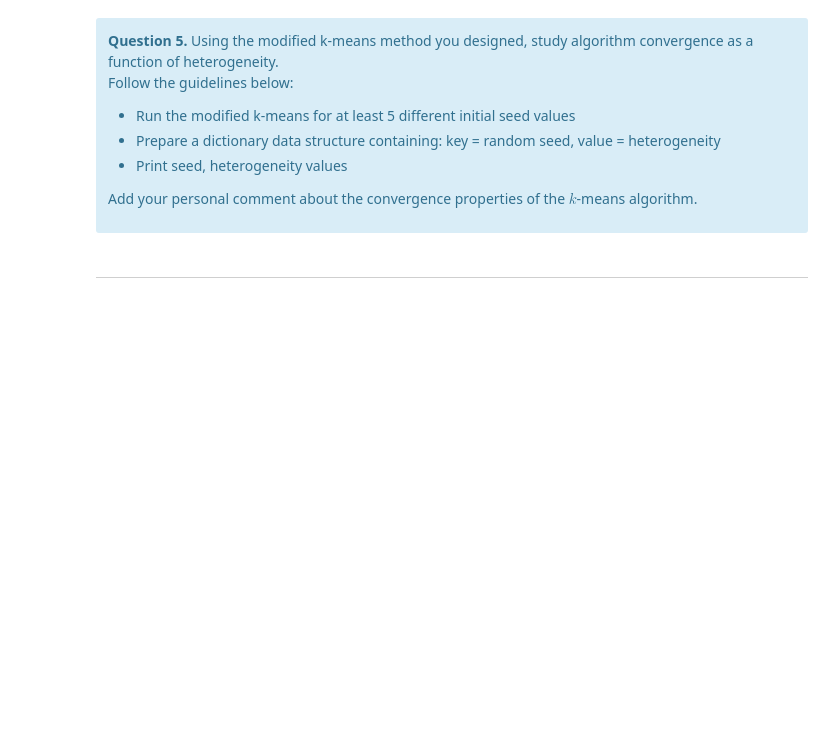
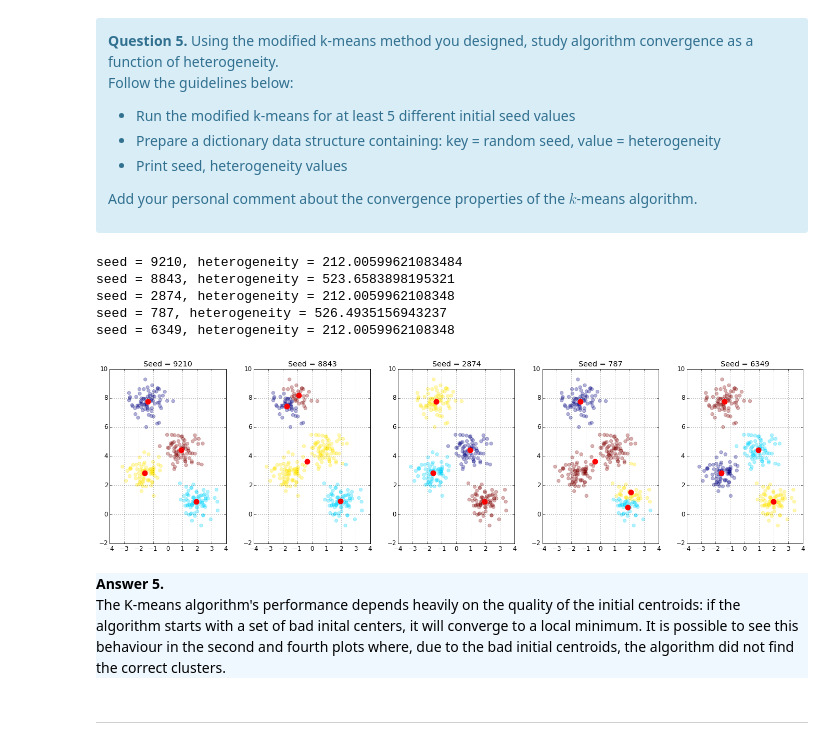
Before and after one commit to AlessandroPatti/clouds-labs, a Jupyter notebook: Lab3_KMeans.ipynb, the cells around one changed output. Saved outputs shown, nothing was run; the diff lists cells and outputs as text; code cells hidden in the pictures; blank space fills up the shorter version.

```diff
--- a/Lab3_KMeans.ipynb
+++ b/Lab3_KMeans.ipynb
@@ -198,6 +366,53 @@ Follow the guidelines below:
 Add your personal comment about the convergence properties of the $k$-means algorithm.
 
 </div>
+# %%
+def seed_compare(data, n_seeds, kmeans_function, k, n_epocs=100):
+    """
+    Prints heterogeneity values of the application of kmeans_function to data with different seeds.
+    Plots the results of each test.
+    n_seeds: number of seeds to generate.
+    k: parameter of kmeans function, number of clusters.
+    n_epocs: parameter of kmeans function, iterations budget allocated to the algorithm.
+    """
+
+    # create a dictionary for seeds and heterogeneities and a list of seeds
+    heterogeneity_kmeans = {}
+    seeds = np.random.randint(10000, size=n_seeds)
+
+    # inizialize subplots
+    fig, ax = plt.subplots(1,n_seeds,figsize=(24,6))
+
+    for i, seed in enumerate(seeds):
+        # call kmeans and add heterogeneity values to the dictionary
+        centroids, clusters, heterogeneity = kmeans_function(data, k, seed=seed, n_epocs=n_epocs)
+        heterogeneity_kmeans[seed] = heterogeneity
+
+        # plot the result
+        plot_clusters(X, clusters, centroids, ax[i])
+        ax[i].set_title('Seed = ' + str(seed))
+
+    # print the dictionary
+    for seed in seeds:
+        print('seed = {}, heterogeneity = {}'.format(seed, heterogeneity_kmeans[seed]))
+
+    return heterogeneity_kmeans
+# %%
+# save the dictionary for later comparison
+heterogeneity_kmeans = seed_compare(X, 5, kmeans, 4)
+# %% [output]
+seed = 9210, heterogeneity = 212.00599621083484
+seed = 8843, heterogeneity = 523.6583898195321
+seed = 2874, heterogeneity = 212.0059962108348
+seed = 787, heterogeneity = 526.4935156943237
+seed = 6349, heterogeneity = 212.0059962108348
+[figure, added]
+# %% [markdown]
+<div class="alert alert-block" style="background-color: AliceBlue; border-color: CornflowerBlue ">
+<strong>Answer 5.</strong>
+<br>
+The K-means algorithm's performance depends heavily on the quality of the initial centroids: if the algorithm starts with a set of bad inital centers, it will converge to a local minimum. It is possible to see this behaviour in the second and fourth plots where, due to the bad initial centroids, the algorithm did not find the correct clusters.
+</div>
 # %% [markdown]
 ***
 # %% [markdown]
```
Also changed, not shown: parts of 22 cells of this notebook.
